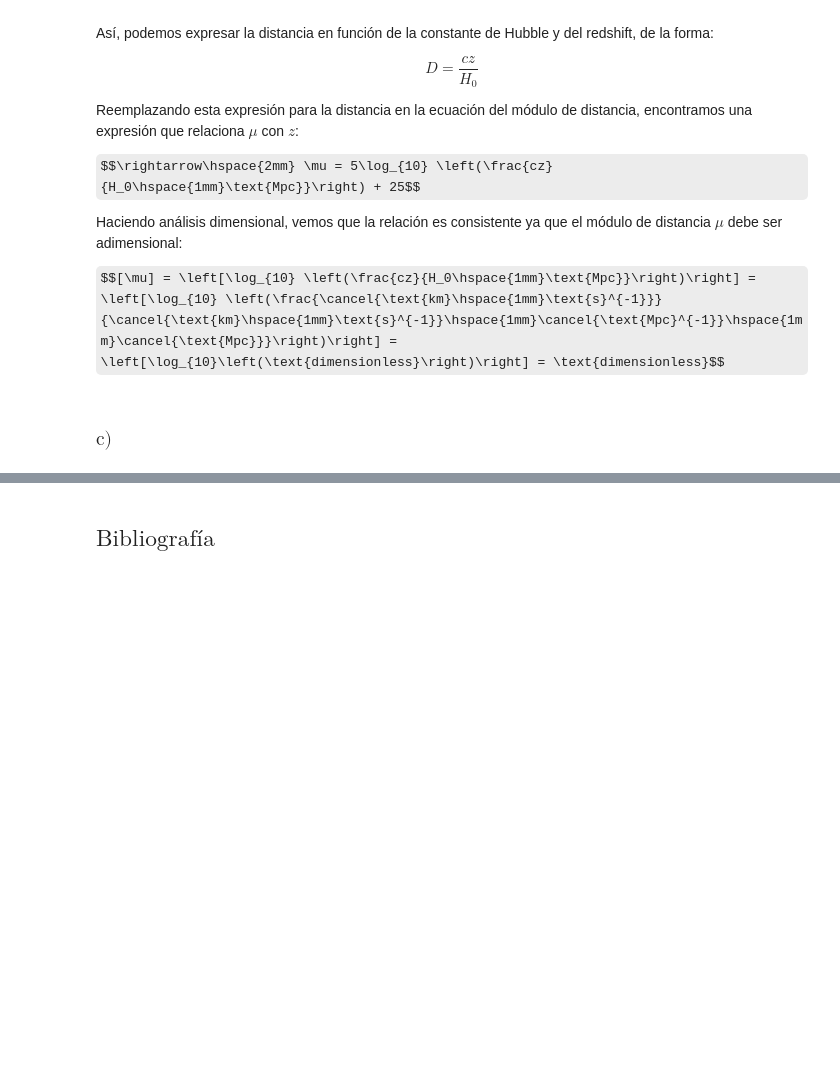
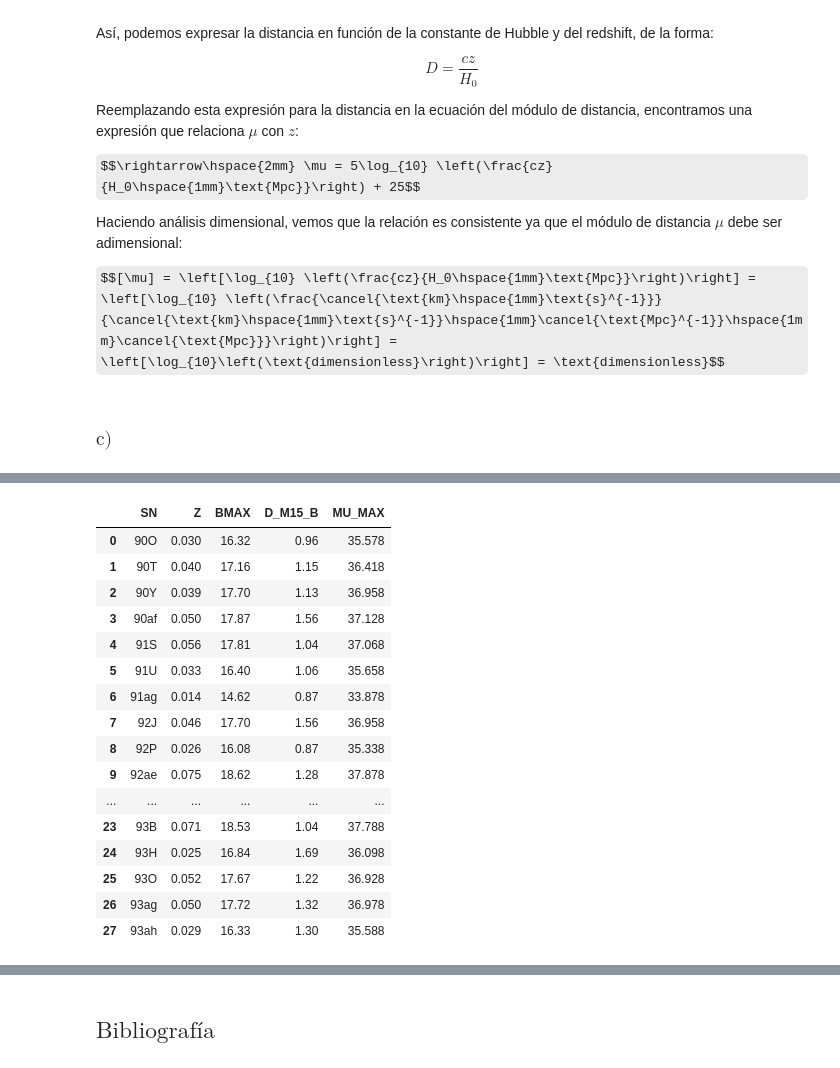
Before and after one commit to ojedarcelo/astrocodigos, a Jupyter notebook: AST0411 - Astrofísica Extragaláctica/Tareas/Tarea 1/tarea_1.ipynb, the cells around one changed output, grey strips where cells are left out. Saved outputs shown, nothing was run; the diff lists cells and outputs as text; code cells hidden in the pictures; some formulas as TeX source; blank space fills up the shorter version.

```diff
--- a/AST0411 - Astrofísica Extragaláctica/Tareas/Tarea 1/tarea_1.ipynb
+++ b/AST0411 - Astrofísica Extragaláctica/Tareas/Tarea 1/tarea_1.ipynb
@@ -1214,0 +1237,31 @@ $$[\mu] = \left[\log_{10} \left(\frac{cz}{H_0\hspace{1mm}\text{Mpc}}\right)\righ
+# %%
+M_MAX_B = -19.258
+
+supernovae_data_1['Z'] = supernovae_data_1['Z'].astype(float)
+supernovae_data_1['BMAX'] = supernovae_data_1['BMAX'].astype(float)
+supernovae_data_1['D_M15_B'] = supernovae_data_1['D_M15_B'].astype(float)
+
+supernovae_data_1['B_15'] = supernovae_data_1['BMAX'] + supernovae_data_1['D_M15_B']
+
+supernovae_data_1['MU_MAX'] = supernovae_data_1['BMAX'] - M_MAX_B
+supernovae_data_1['MU_MAX']
+
+supernovae_data_1
+# %% [output]
+|  | SN | Z | BMAX | D_M15_B | MU_MAX |
+| 0 | 90O | 0.030 | 16.32 | 0.96 | 35.578 |
+| 1 | 90T | 0.040 | 17.16 | 1.15 | 36.418 |
+| 2 | 90Y | 0.039 | 17.70 | 1.13 | 36.958 |
+| 3 | 90af | 0.050 | 17.87 | 1.56 | 37.128 |
+| 4 | 91S | 0.056 | 17.81 | 1.04 | 37.068 |
+| 5 | 91U | 0.033 | 16.40 | 1.06 | 35.658 |
+| 6 | 91ag | 0.014 | 14.62 | 0.87 | 33.878 |
+| 7 | 92J | 0.046 | 17.70 | 1.56 | 36.958 |
+| 8 | 92P | 0.026 | 16.08 | 0.87 | 35.338 |
+| 9 | 92ae | 0.075 | 18.62 | 1.28 | 37.878 |
+| ... | ... | ... | ... | ... | ... |
+| 23 | 93B | 0.071 | 18.53 | 1.04 | 37.788 |
+| 24 | 93H | 0.025 | 16.84 | 1.69 | 36.098 |
+| 25 | 93O | 0.052 | 17.67 | 1.22 | 36.928 |
+| 26 | 93ag | 0.050 | 17.72 | 1.32 | 36.978 |
+| 27 | 93ah | 0.029 | 16.33 | 1.30 | 35.588 |
```
Also changed, not shown: parts of 5 cells of this notebook, 1 other file.
